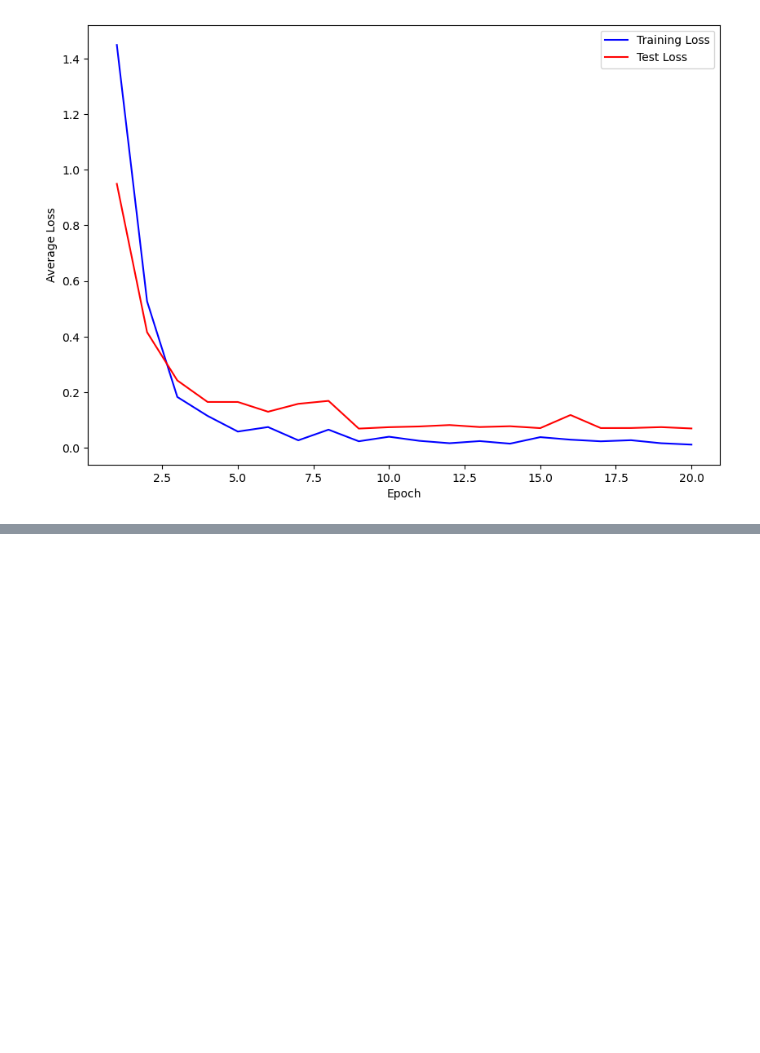
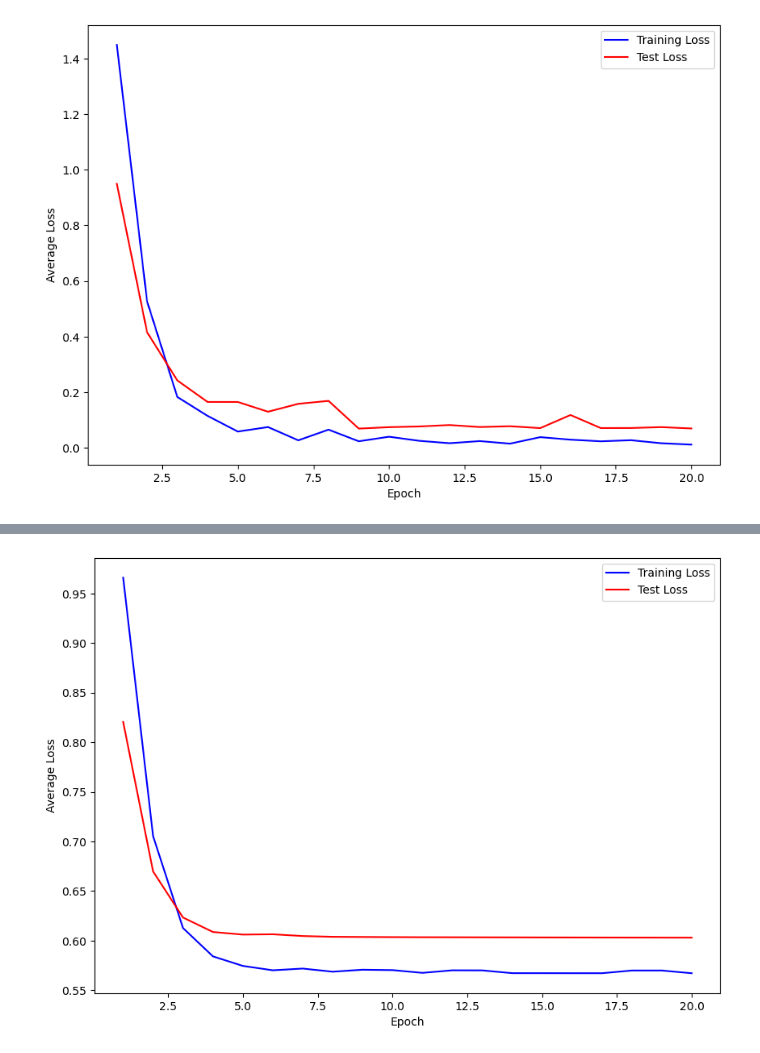
Before and after one commit to talanthier/cs273p_project, a Jupyter notebook: notebooks/brain_train.ipynb, the cells around one changed output, grey strips where cells are left out. Drawn from its saved outputs; the diff is of its cells as text; code cells hidden in the pictures; blank space fills up the shorter version.

Commit message:
brain

```diff
--- a/notebooks/brain_train.ipynb
+++ b/notebooks/brain_train.ipynb
@@ -261,0 +266,29 @@ plt.show()
+# %%
+img_transform = transforms.Compose([
+    transforms.Resize((64, 64)), # resizing. some images are not 512x512
+    transforms.Grayscale(),
+    transforms.ToTensor()   # convert image to a tensor
+])
+
+
+brain_dataset = BrainDataset("../data/files/", img_transform)
+print(f'Img Shape: {brain_dataset[0][0].shape}')
+
+print(f'Dataset Size: {len(brain_dataset)}')
+label_map = {0 : "aneurysm", 1 : "tumor", 2 : "cancer"}
+cts = np.unique(brain_dataset.labels, return_counts = True)
+for i in cts[0]:
+    label = label_map[i]
+    print(f'{label} Count: {cts[1][i]}, Percent: {100*cts[1][i]/len(brain_dataset):.2f}')
+
+torch.manual_seed(35)  # set seed
+
+train_proportion = 0.7 # percent training set
+
+train_size = int(train_proportion * len(brain_dataset))
+test_size = len(brain_dataset) - train_size
+
+train_dataset, test_dataset = random_split(brain_dataset, [train_size, test_size]) # split dataset into train and test
+
+train_dataloader = DataLoader(train_dataset, batch_size=32, shuffle=True)
+test_dataloader = DataLoader(test_dataset, batch_size=32, shuffle=False)
@@ -261,0 +412,12 @@ plt.show()
+# %%
+arr_results = np.array(results)
+fig = plt.figure(figsize = (10,7))
+plt.plot(arr_results[:, 0], arr_results[:, 1], label = 'Training Loss', c = 'b')
+plt.plot(arr_results[:, 0], arr_results[:, 2], label = 'Test Loss', c = 'r')
+plt.suptitle('')
+plt.xlabel('Epoch')
+plt.ylabel('Average Loss')
+plt.legend()
+plt.show()
+# %% [output]
+[figure, added]
```
Also changed, not shown: parts of 8 cells of this notebook, 1 other file.
